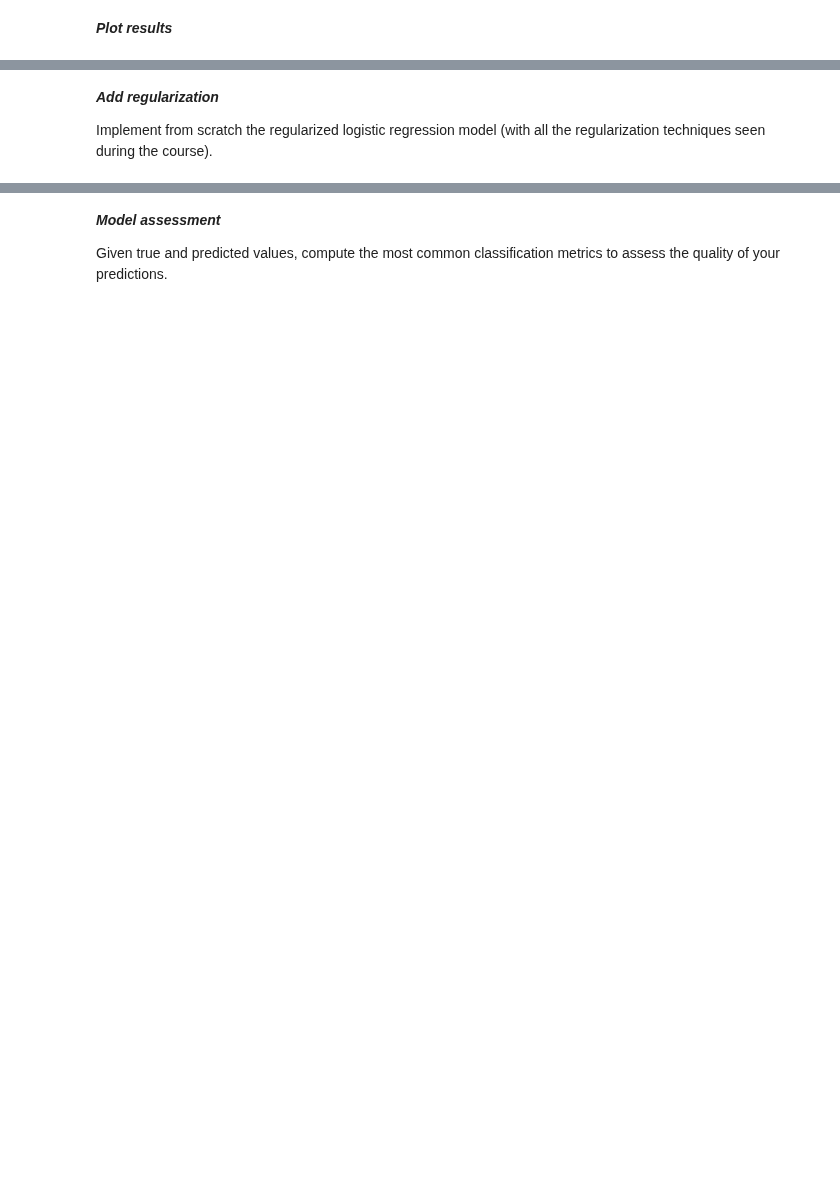
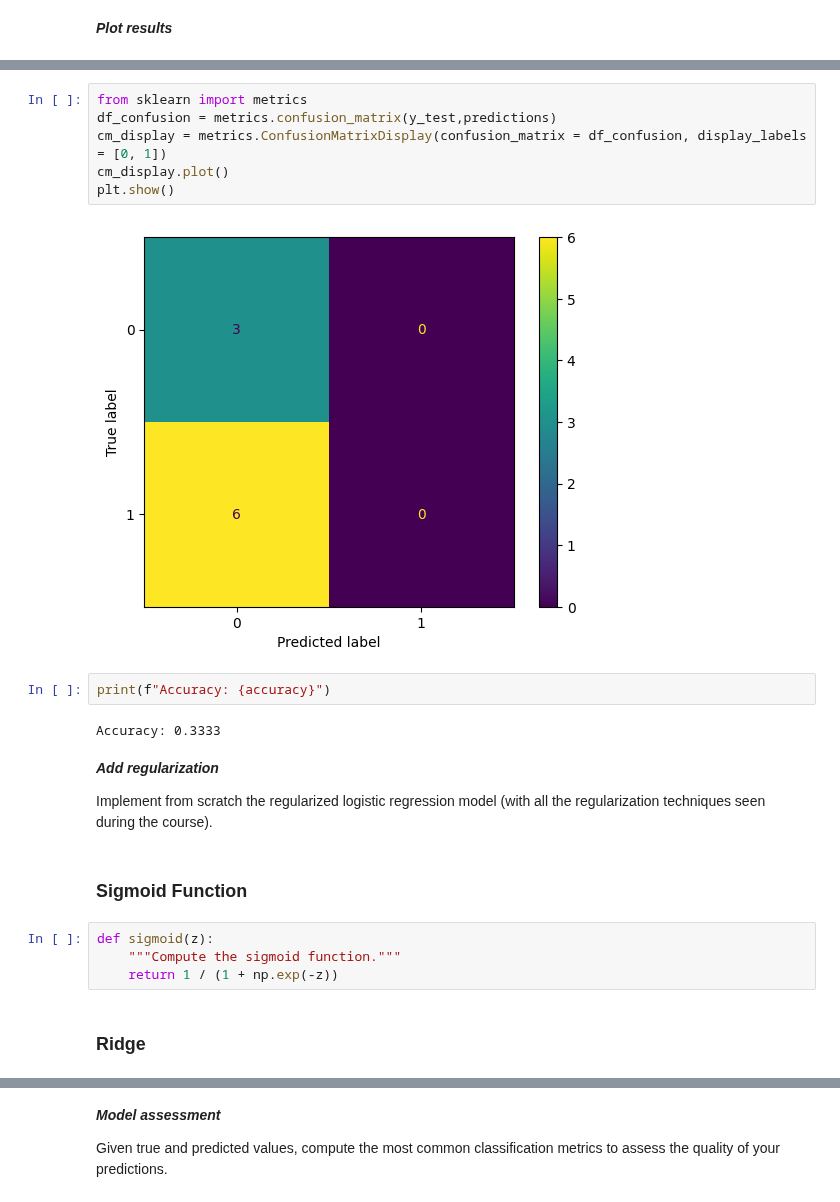
Before and after one commit to Magi-01/Repository, a Jupyter notebook: Machine_Learning/Challenge_0/challenge_zero.ipynb, the cells around one changed output, grey strips where cells are left out. Saved outputs shown, nothing was run; the diff lists cells and outputs as text; blank space fills up the shorter version.

```diff
--- a/Machine_Learning/Challenge_0/challenge_zero.ipynb
+++ b/Machine_Learning/Challenge_0/challenge_zero.ipynb
@@ -293,4 +275,24 @@ plt.show()
+# %%
+from sklearn import metrics
+df_confusion = metrics.confusion_matrix(y_test,predictions)
+cm_display = metrics.ConfusionMatrixDisplay(confusion_matrix = df_confusion, display_labels = [0, 1])
+cm_display.plot()
+plt.show()
+# %% [output]
+[figure, added]
+# %%
+print(f"Accuracy: {accuracy}")
+# %% [output]
+Accuracy: 0.3333
 # %% [markdown]
 ***Add regularization***
 
 Implement from scratch the regularized logistic regression model (with all the regularization techniques seen during the course).
+# %% [markdown]
+### Sigmoid Function
+# %%
+def sigmoid(z):
+    """Compute the sigmoid function."""
+    return 1 / (1 + np.exp(-z))
+# %% [markdown]
+### Ridge
```
Also changed, not shown: parts of 21 cells of this notebook, 1 other file.
